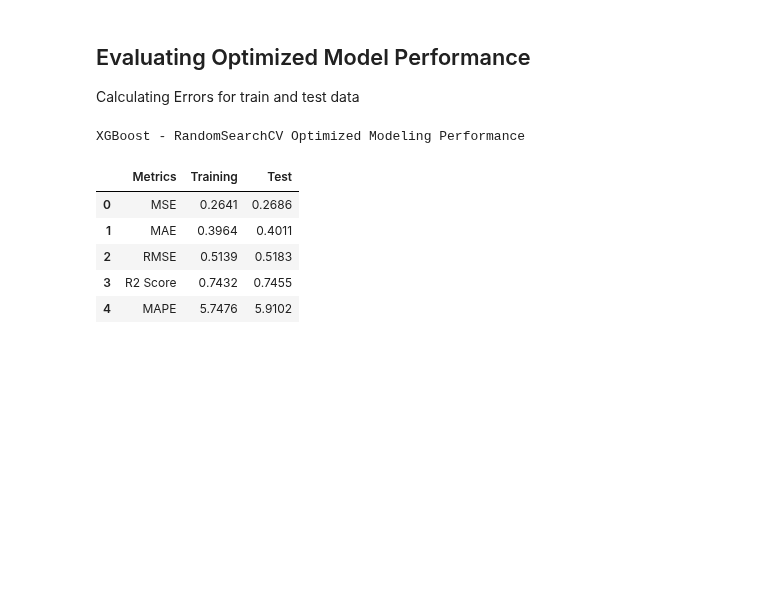
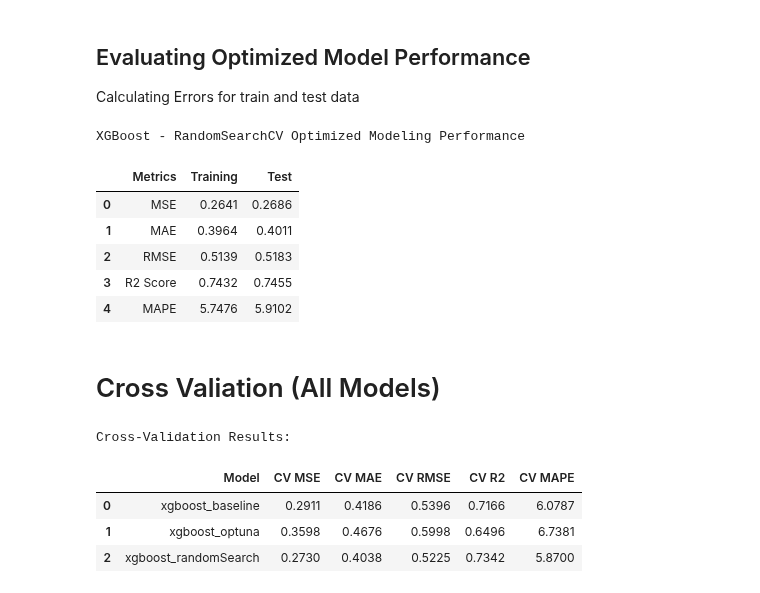
Before and after one commit to tshihab07/Super-Market-Sales-Forecasting, a Jupyter notebook: notebookes/model_XGBoost.ipynb, the cells around one changed output. Saved outputs shown, nothing was run; the diff lists cells and outputs as text; code cells hidden in the pictures; blank space fills up the shorter version.

Commit message:
feat: add cross-validation for baseline, optuna, and random search XGBoost models

```diff
--- a/notebookes/model_XGBoost.ipynb
+++ b/notebookes/model_XGBoost.ipynb
@@ -284,3 +284,29 @@ XGBoost - RandomSearchCV Optimized Modeling Performance
 | 2 | RMSE | 0.5139 | 0.5183 |
 | 3 | R2 Score | 0.7432 | 0.7455 |
 | 4 | MAPE | 5.7476 | 5.9102 |
+# %% [markdown]
+# Cross Valiation (All Models)
+# %%
+# cross validation of all models
+cv_baseline = Evaluator.cv_evaluate(baseline_model, x_train, y_train, cv)
+cv_optuna = Evaluator.cv_evaluate(optuna_model, x_train, y_train, cv)
+cv_random = Evaluator.cv_evaluate(randomSearch_model, x_train, y_train, cv)
+# %%
+# Evaluate cross-validation results
+cv_table = pd.DataFrame({
+    "Model": ["xgboost_baseline", "xgboost_optuna", "xgboost_randomSearch"],
+    "CV MSE": [cv_baseline['CV MSE'], cv_optuna['CV MSE'], cv_random['CV MSE']],
+    "CV MAE": [cv_baseline['CV MAE'], cv_optuna['CV MAE'], cv_random['CV MAE']],
+    "CV RMSE": [cv_baseline['CV RMSE'], cv_optuna['CV RMSE'], cv_random['CV RMSE']],
+    "CV R2": [cv_baseline['CV R2'], cv_optuna['CV R2'], cv_random['CV R2']],
+    "CV MAPE": [cv_baseline['CV MAPE'], cv_optuna['CV MAPE'], cv_random['CV MAPE']]
+}).round(4)
+
+print("\nCross-Validation Results:")
+display(cv_table)
+# %% [output]
+Cross-Validation Results:
+|  | Model | CV MSE | CV MAE | CV RMSE | CV R2 | CV MAPE |
+| 0 | xgboost_baseline | 0.2911 | 0.4186 | 0.5396 | 0.7166 | 6.0787 |
+| 1 | xgboost_optuna | 0.3598 | 0.4676 | 0.5998 | 0.6496 | 6.7381 |
+| 2 | xgboost_randomSearch | 0.2730 | 0.4038 | 0.5225 | 0.7342 | 5.8700 |
```
